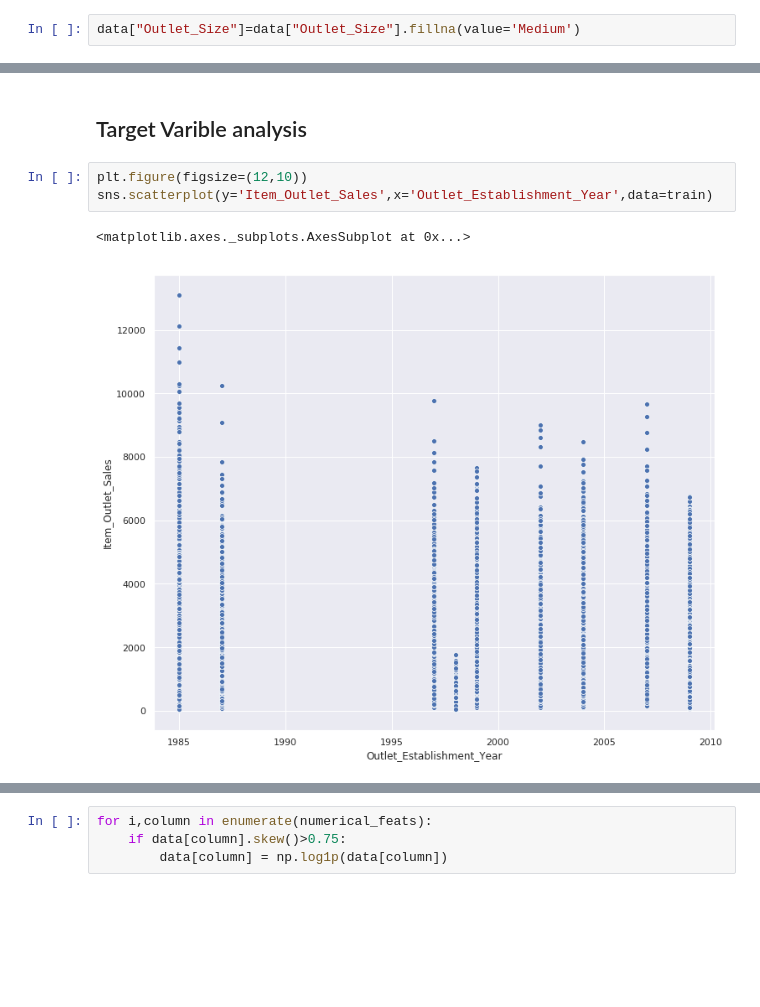
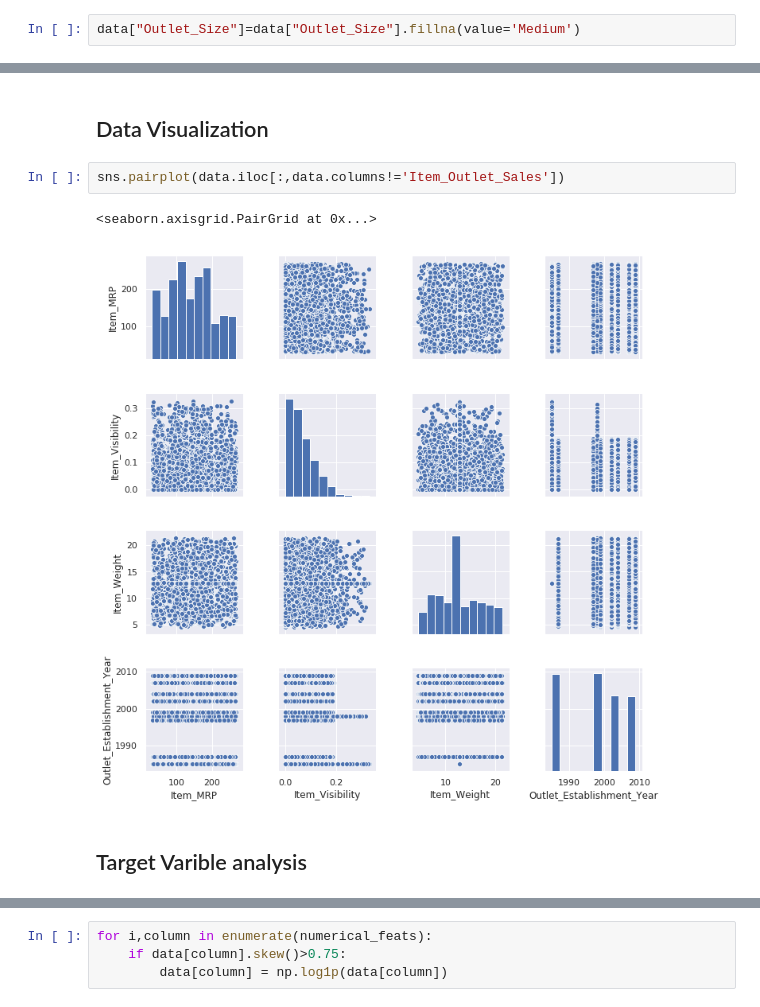
Before and after one commit to Siddharth-Singh01/Big_Mart_Problem, a Jupyter notebook: Big_mart_solution.ipynb, the cells around one changed output, grey strips where cells are left out. Saved outputs shown, nothing was run; the diff lists cells and outputs as text; blank space fills up the shorter version.

```diff
--- a/Big_mart_solution.ipynb
+++ b/Big_mart_solution.ipynb
@@ -239,8 +280,9 @@ train.head()
+# %% [markdown]
+## Data Visualization
+# %%
+sns.pairplot(data.iloc[:,data.columns!='Item_Outlet_Sales'])
+# %% [output]
+<seaborn.axisgrid.PairGrid at 0x...>
+[figure, added]
 # %% [markdown]
 ## Target Varible analysis
-# %%
-plt.figure(figsize=(12,10))
-sns.scatterplot(y='Item_Outlet_Sales',x='Outlet_Establishment_Year',data=train)
-# %% [output]
-<matplotlib.axes._subplots.AxesSubplot at 0x...>
-[figure, removed]
```
Also changed, not shown: parts of 37 cells of this notebook, 3 other files.
